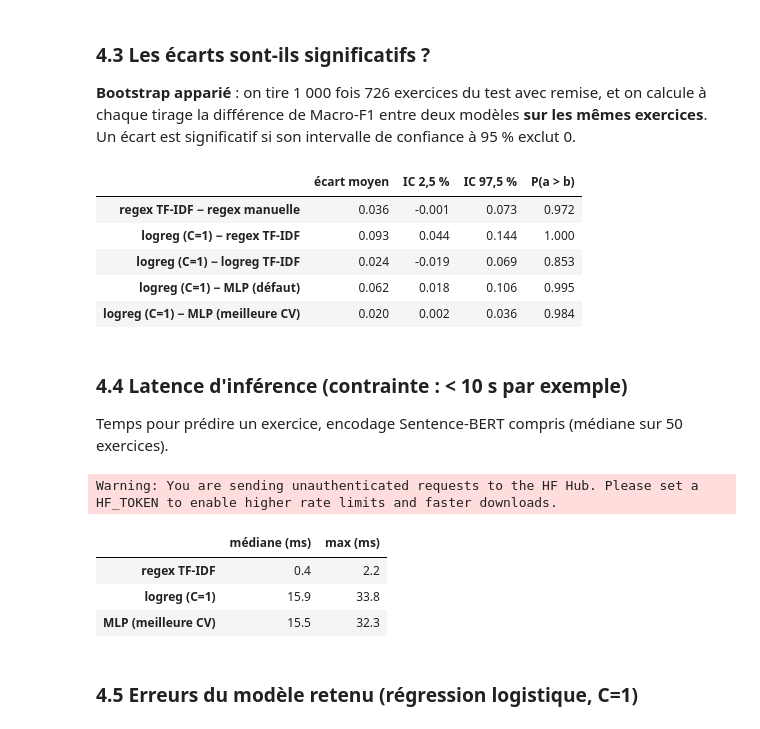
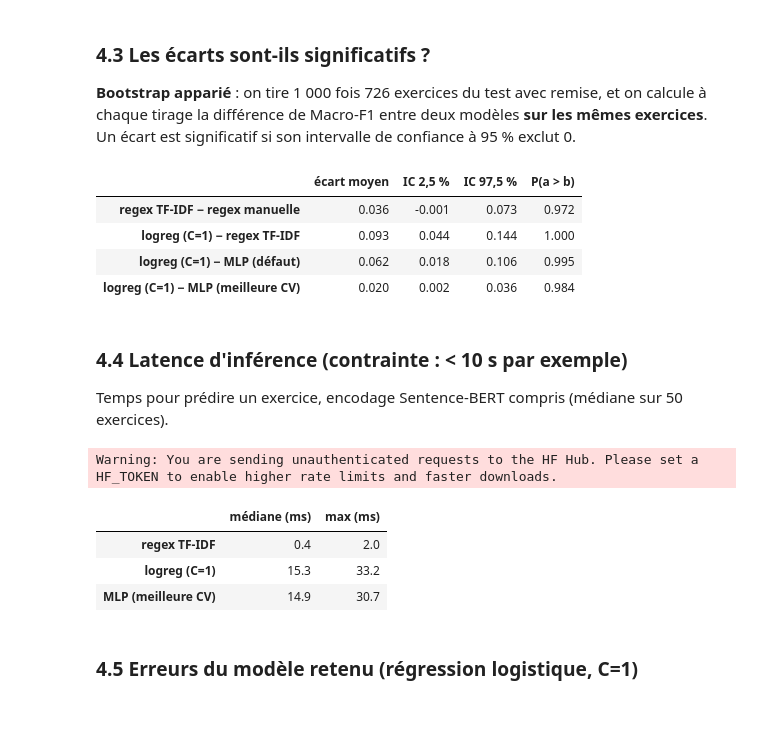
Before and after one commit to ramzinaji/illuin-test, a Jupyter notebook: notebooks_prod/03_models_benchmark.ipynb, the cells around one changed output. Drawn from its saved outputs; the diff is of its cells as text; code cells hidden in the pictures.

```diff
--- a/notebooks_prod/03_models_benchmark.ipynb
+++ b/notebooks_prod/03_models_benchmark.ipynb
@@ -361,20 +369,6 @@ pca = "passthrough" if n_components == 768 else PCA(n_components, random_state=S
 pca_label = "sans PCA" if n_components == 768 else f"PCA={n_components}"
 record("logreg (meilleure CV)", "logreg", f"Sentence-BERT, {pca_label}, C={C:g}",
        fit_and_predict(Pipeline([("pca", pca), ("clf", logistic(C))]), E[train], E[val], E[test]), best["cv_macro_ap"])
-
-def tfidf_logreg() -> Pipeline:
-    return make_pipeline(TfidfVectorizer(stop_words="english", min_df=10, sublinear_tf=True), logistic(1.0))
-
-
-text = df["text_lemma"].to_numpy()
-text_dev = text[dev]
-fold_scores = []
-for train_idx, eval_idx in folds:
-    model = tfidf_logreg().fit(text_dev[train_idx], Y_dev[train_idx])
-    fold_scores.append(macro_ap(Y_dev[eval_idx], model.predict_proba(text_dev[eval_idx])))
-tfidf_cv = np.mean(fold_scores)
-record("logreg TF-IDF", "logreg", "TF-IDF description (min_df=10), C=1",
-       fit_and_predict(tfidf_logreg(), text[train], text[val], text[test]), tfidf_cv)
 show("logreg")
 # %% [output]
 |  | configuration | cv_macro_ap | micro_f1 | macro_f1 | hamming_loss | jaccard |
@@ -394,9 +387,9 @@ Un réseau à une couche cachée : `768 → Linear(256) → ReLU → Dropout →
   pour le modèle final, c'est val. Sinon le score mesuré serait optimiste.
 # %%
 class MLP(nn.Module):
-    def __init__(self, dropout: float, hidden: int = 256):
+    def __init__(self, dropout: float, input_dim: int = 768, hidden: int = 256):
         super().__init__()
-        self.net = nn.Sequential(nn.Linear(768, hidden), nn.ReLU(), nn.Dropout(dropout), nn.Linear(hidden, len(TAGS)))
+        self.net = nn.Sequential(nn.Linear(input_dim, hidden), nn.ReLU(), nn.Dropout(dropout), nn.Linear(hidden, len(TAGS)))
 
     def forward(self, x: torch.Tensor) -> torch.Tensor:
         return self.net(x)  # logits ; la sigmoïde est dans la loss et dans mlp_proba
@@ -408,7 +401,7 @@ def train_mlp(X, Y, X_stop, Y_stop, lr=1e-3, weight_decay=1e-4, dropout=0.3, see
     X, Y = torch.tensor(X, dtype=torch.float32), torch.tensor(Y, dtype=torch.float32)
     X_stop, Y_stop = torch.tensor(X_stop, dtype=torch.float32), torch.tensor(Y_stop, dtype=torch.float32)
 
-    model = MLP(dropout)
+    model = MLP(dropout, input_dim=X.shape[1])
     positives = Y.sum(dim=0).clamp(min=1)
     loss_fn = nn.BCEWithLogitsLoss(pos_weight=(len(Y) - positives) / positives)
     optimizer = torch.optim.AdamW(model.parameters(), lr=lr, weight_decay=weight_decay)
@@ -577,30 +569,28 @@ de confiance à 95 % exclut 0.
 # %%
 def bootstrap_diff(pred_a: np.ndarray, pred_b: np.ndarray) -> dict[str, float]:
     rng = np.random.default_rng(SEED)
     diffs = []
     for _ in range(N_BOOTSTRAP):
         idx = rng.integers(0, len(Y_test), len(Y_test))
         diffs.append(
             f1_score(Y_test[idx], pred_a[idx], average="macro", zero_division=0)
             - f1_score(Y_test[idx], pred_b[idx], average="macro", zero_division=0)
         )
     low, high = np.percentile(diffs, [2.5, 97.5])
     return {"écart moyen": np.mean(diffs), "IC 2,5 %": low, "IC 97,5 %": high, "P(a > b)": np.mean(np.array(diffs) > 0)}
 
 
 pairs = [
     ("regex TF-IDF", "regex manuelle"),
     ("logreg (C=1)", "regex TF-IDF"),
-    ("logreg (C=1)", "logreg TF-IDF"),
     ("logreg (C=1)", "MLP (défaut)"),
     ("logreg (C=1)", "MLP (meilleure CV)"),
 ]
 pd.DataFrame({f"{a} − {b}": bootstrap_diff(test_predictions[a], test_predictions[b]) for a, b in pairs}).T.round(3)
 # %% [output]
 |  | écart moyen | IC 2,5 % | IC 97,5 % | P(a > b) |
 | regex TF-IDF − regex manuelle | 0.036 | -0.001 | 0.073 | 0.972 |
 | logreg (C=1) − regex TF-IDF | 0.093 | 0.044 | 0.144 | 1.000 |
-| logreg (C=1) − logreg TF-IDF | 0.024 | -0.019 | 0.069 | 0.853 |
 | logreg (C=1) − MLP (défaut) | 0.062 | 0.018 | 0.106 | 0.995 |
 | logreg (C=1) − MLP (meilleure CV) | 0.020 | 0.002 | 0.036 | 0.984 |
 # %% [markdown]
@@ -635,9 +625,9 @@ pd.DataFrame(latency).T.round(1)
 # %% [output]
 Warning: You are sending unauthenticated requests to the HF Hub. Please set a HF_TOKEN to enable higher rate limits and faster downloads.
 |  | médiane (ms) | max (ms) |
-| regex TF-IDF | 0.4 | 2.2 |
-| logreg (C=1) | 15.9 | 33.8 |
-| MLP (meilleure CV) | 15.5 | 32.3 |
+| regex TF-IDF | 0.4 | 2.0 |
+| logreg (C=1) | 15.3 | 33.2 |
+| MLP (meilleure CV) | 14.9 | 30.7 |
 # %% [markdown]
 ### 4.5 Erreurs du modèle retenu (régression logistique, C=1)
 # %%
```
Also changed, not shown: parts of 19 cells of this notebook, 7 other files.
